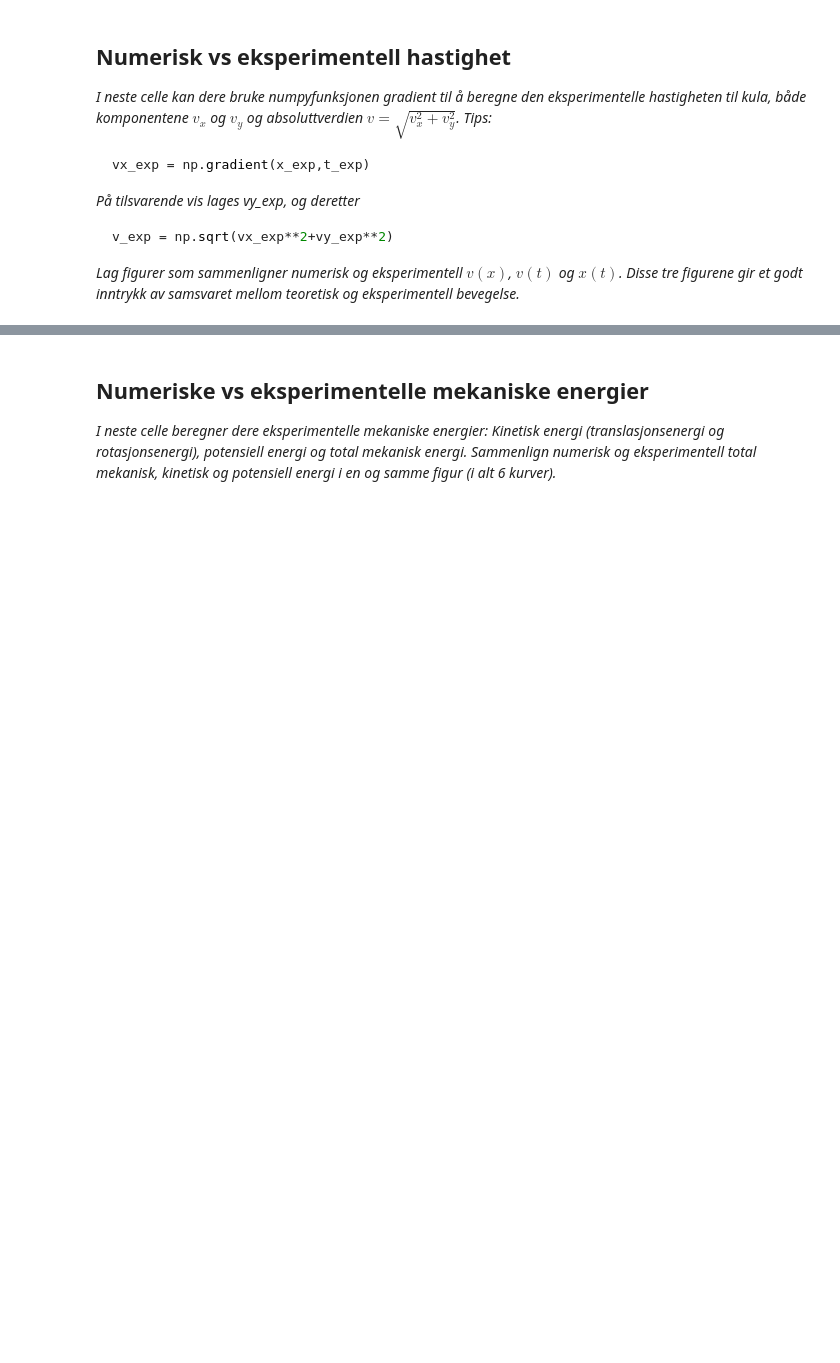
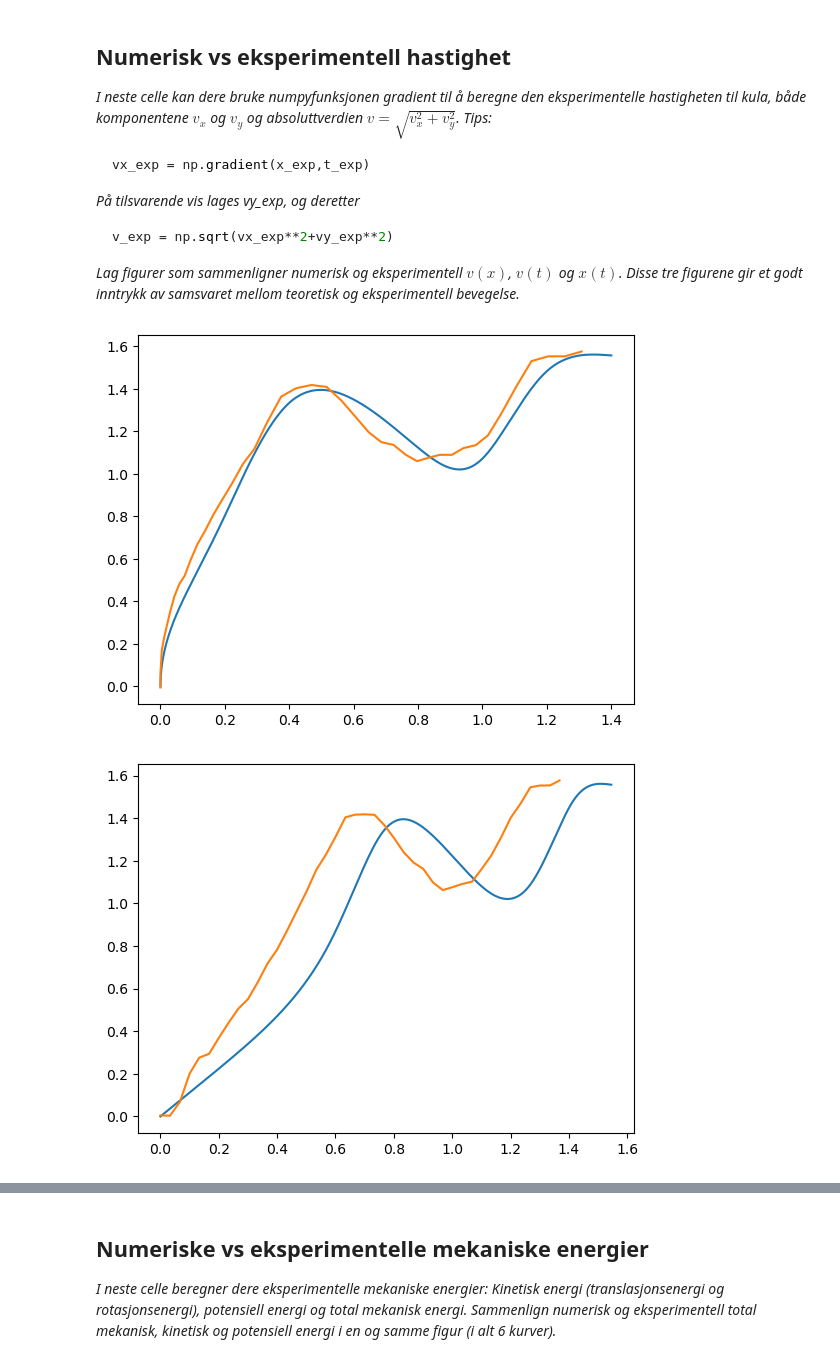
Before and after one commit to kristiancarlenius/Fysikk-Lab, a Jupyter notebook: mal_V24.ipynb, the cells around one changed output, grey strips where cells are left out. Drawn from its saved outputs; the diff is of its cells as text; code cells hidden in the pictures; blank space fills up the shorter version.

```diff
--- a/mal_V24.ipynb
+++ b/mal_V24.ipynb
@@ -191,7 +193,7 @@ def P(x):
 def Kin(x):
    return (1+c)*M*(v(x)**2)/2 #+0.5*c*M*
 
-def totEnergi(x):
+def totEnergi(i):
    return float(Kin(i))+float(P(i))
 
 dt = [0]
@@ -203,14 +205,14 @@ t = []
 tP = []
 tK = []
 totE = []
-for i in range(1401):
+for i in range(int((xmax-xmin)/dx)):
    tv.append(v(i))
    tf.append(f(i))
    tN.append(N(i))
    tfN.append(fN(i))
    tP.append(P(i))
    tK.append(Kin(i))
-   totE.append(totEnergi(x))
+   totE.append(totEnergi(i))
    if(i!=0):
       dt.append(2*(x[i]-x[i-1])/(v(i)+v(i-1)))
    t.append(sum(dt))
@@ -353,5 +363,22 @@ v_exp = np.sqrt(vx_exp**2+vy_exp**2)
 *Lag figurer som sammenligner numerisk og eksperimentell $v(x)$, $v(t)$ og $x(t)$. Disse tre figurene gir et godt inntrykk av samsvaret mellom teoretisk og eksperimentell bevegelse.*
 # %%
 #Beregning av eksperimentell v_x, v_y og v
+vx_exp = np.gradient(x_exp,t_exp)
+vy_exp = np.gradient(y_exp,t_exp)
+v_exp = np.sqrt(vx_exp**2+vy_exp**2)
+#Figurer som sammenligner numerisk og eksperimentell v(x), v(t) og x(t)
+plt.plot(x, tv)
+plt.plot(x_exp, vx_exp)
+plt.show()
 
-#Figurer som sammenligner numerisk og eksperimentell v(x), v(t) og x(t)
+plt.plot(t, tv)
+plt.plot(t_exp, v_exp)
+plt.show()
+
+
+plt.plot(t, x)
+plt.plot(t_exp, x_exp)
+plt.show()
+# %% [output]
+[figure, added]
+[figure, added]
```
Also changed, not shown: parts of 5 cells of this notebook, 1 other file.
